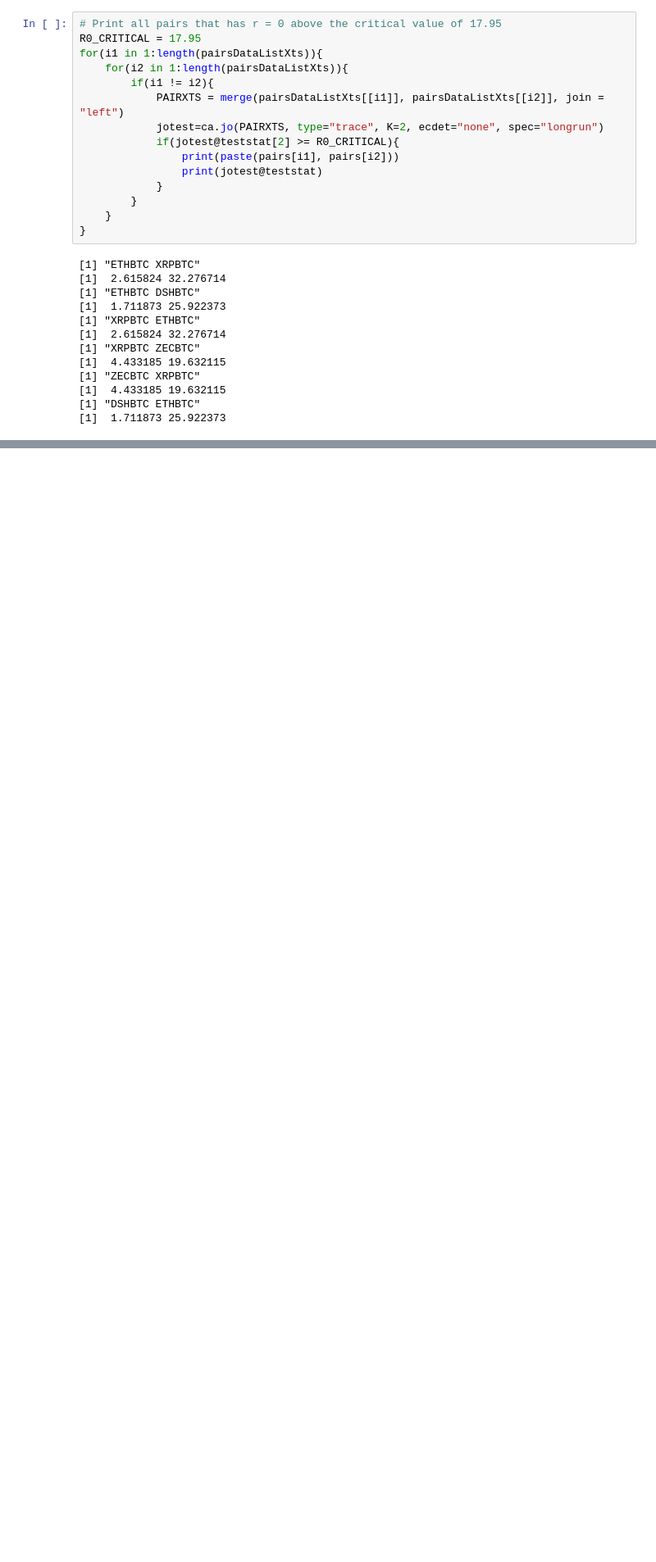
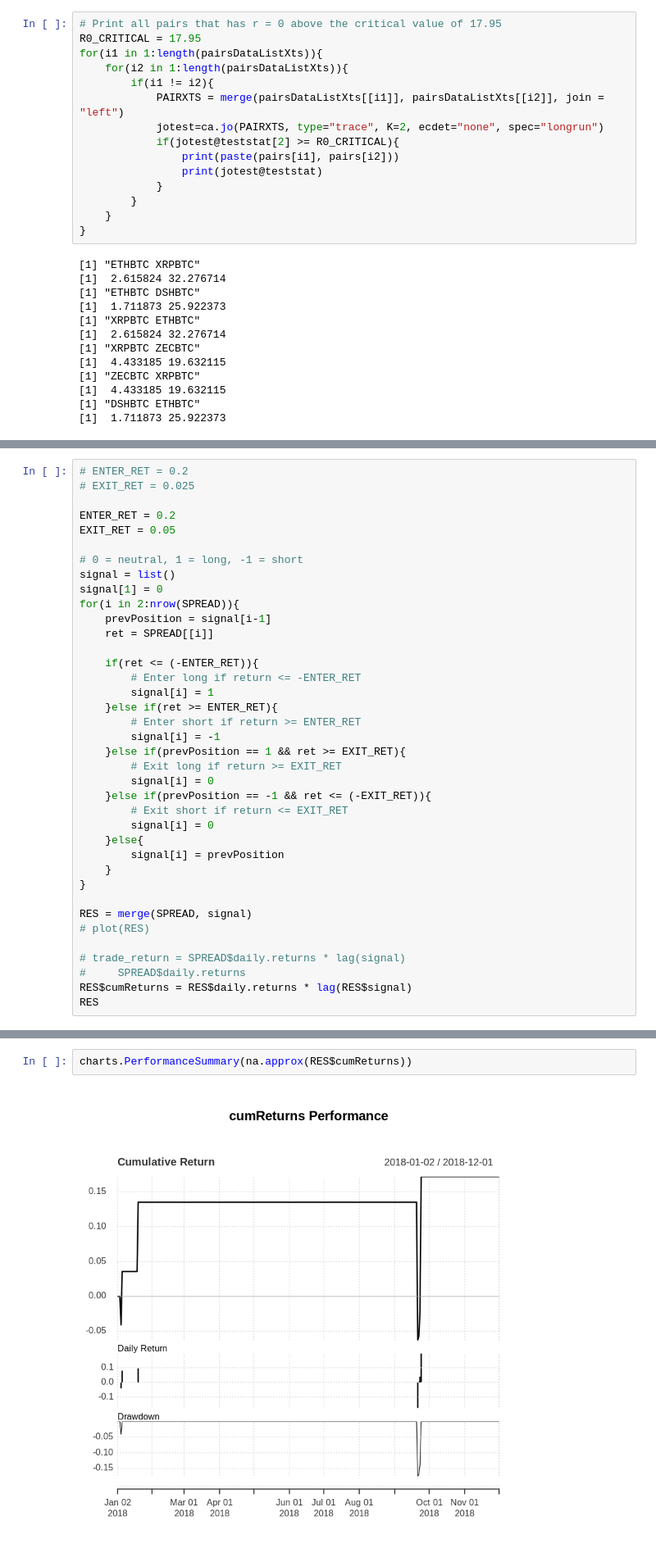
Before and after one commit to yehjxraymond/wqu_econometrics_group_proj, a Jupyter notebook: submission3/Untitled.ipynb, the cells around one changed output, grey strips where cells are left out. Shown: that part at 82% size. Drawn from its saved outputs; the diff is of its cells as text; blank space fills up the shorter version.

```diff
--- a/submission3/Untitled.ipynb
+++ b/submission3/Untitled.ipynb
@@ -131,0 +143,38 @@ plot(RATIO)
+# %%
+# ENTER_RET = 0.2
+# EXIT_RET = 0.025
+
+ENTER_RET = 0.2
+EXIT_RET = 0.05
+
+# 0 = neutral, 1 = long, -1 = short
+signal = list()
+signal[1] = 0
+for(i in 2:nrow(SPREAD)){
+    prevPosition = signal[i-1]
+    ret = SPREAD[[i]]
+
+    if(ret <= (-ENTER_RET)){
+        # Enter long if return <= -ENTER_RET
+        signal[i] = 1
+    }else if(ret >= ENTER_RET){
+        # Enter short if return >= ENTER_RET
+        signal[i] = -1
+    }else if(prevPosition == 1 && ret >= EXIT_RET){
+        # Exit long if return >= EXIT_RET
+        signal[i] = 0
+    }else if(prevPosition == -1 && ret <= (-EXIT_RET)){
+        # Exit short if return <= EXIT_RET
+        signal[i] = 0
+    }else{
+        signal[i] = prevPosition
+    }
+}
+
+RES = merge(SPREAD, signal)
+# plot(RES)
+
+# trade_return = SPREAD$daily.returns * lag(signal)
+#     SPREAD$daily.returns
+RES$cumReturns = RES$daily.returns * lag(RES$signal)
+RES
@@ -131,0 +199,4 @@ plot(RATIO)
+# %%
+charts.PerformanceSummary(na.approx(RES$cumReturns))
+# %% [output]
+[figure, added]
```
Also changed, not shown: parts of 7 cells of this notebook.
